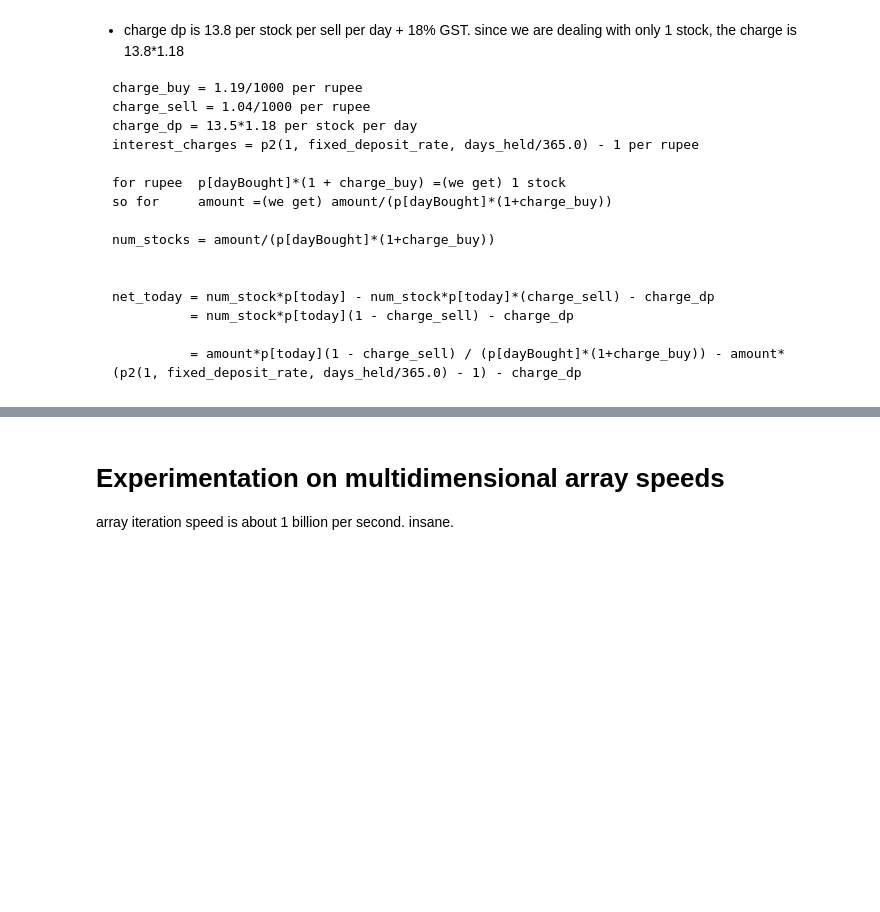
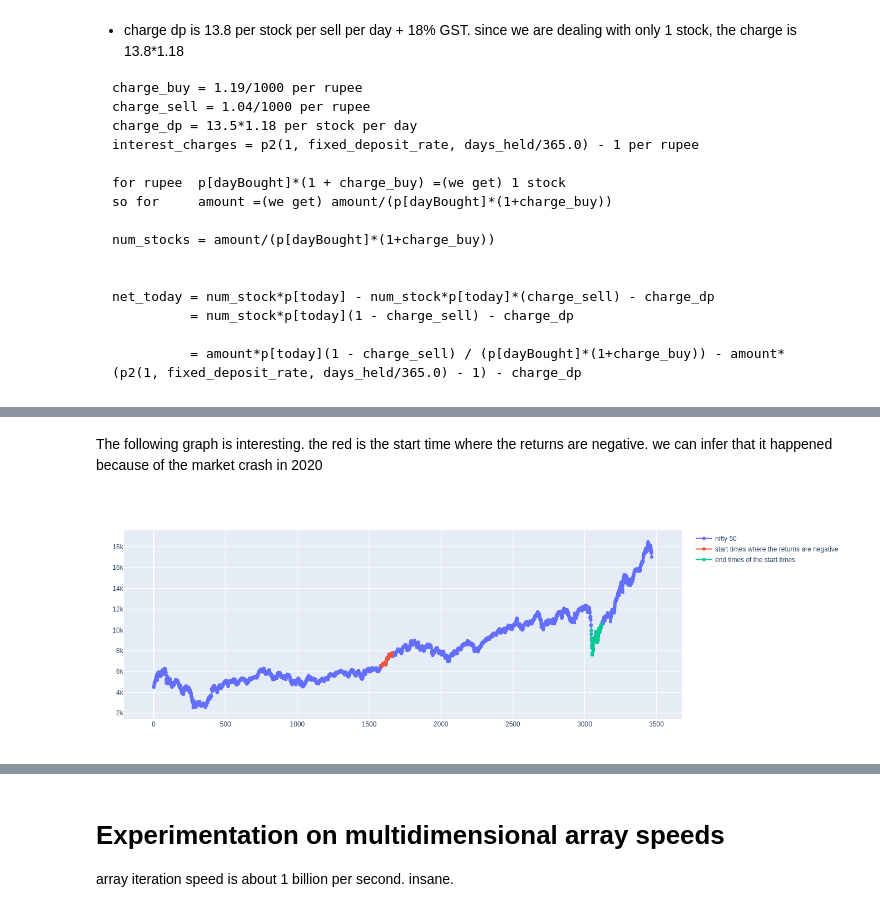
Before and after one commit to agsha/julia, a Jupyter notebook: template.ipynb, the cells around one changed output, grey strips where cells are left out. Cells and saved outputs as stored; diff of their text form; code cells hidden in the pictures; blank space fills up the shorter version.

```diff
--- a/template.ipynb
+++ b/template.ipynb
@@ -288,0 +294,17 @@ length(v)
+# %% [markdown]
+The following graph is interesting. the red is the start time where the returns are negative. we can infer that it happened because of the market crash in 2020
+# %%
+trace1 = scatter(x=1:length(d["^NSEI"].intDates), y=d["^NSEI"].prices,
+                    mode="lines+markers",
+                    name="nifty 50")
+trace2 = scatter(x=1587:1660, y=d["^NSEI"].prices[1587:1660],
+                    mode="lines+markers",
+                    name="start times where the returns are negative")
+add = 4*365
+trace3 = scatter(x=(1587+add):(1660+add), y=d["^NSEI"].prices[(1587+add):(1660+add)],
+                    mode="lines+markers",
+    name="end times of the start times")
+
+plot([trace1, trace2, trace3])
+# %% [output]
+[figure, added]
```
Also changed, not shown: parts of 31 cells of this notebook, 2 other files.
